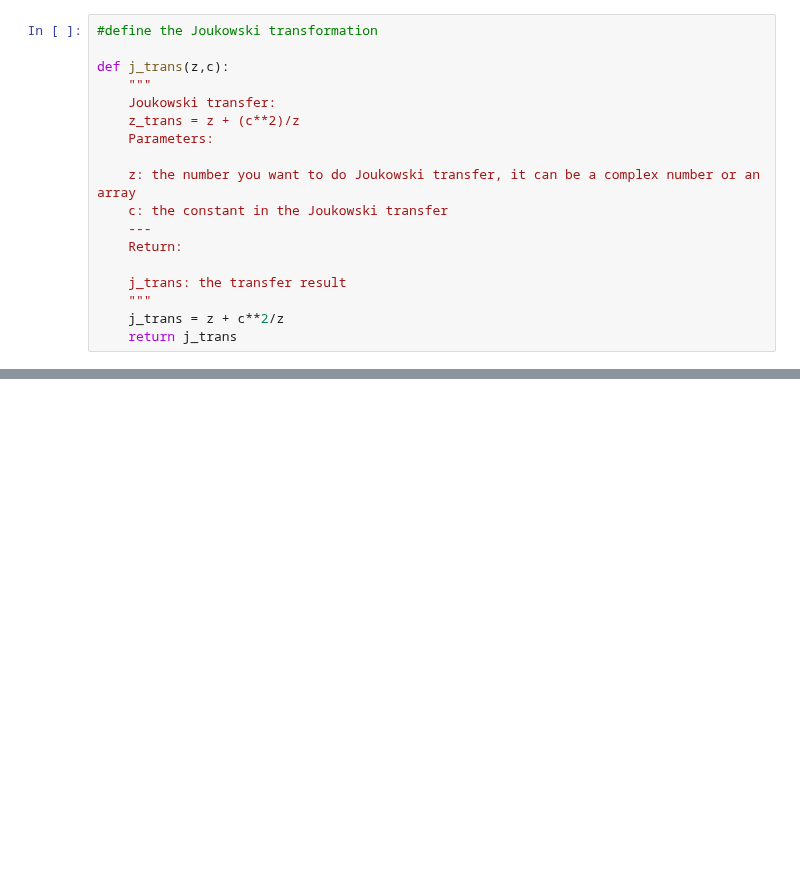
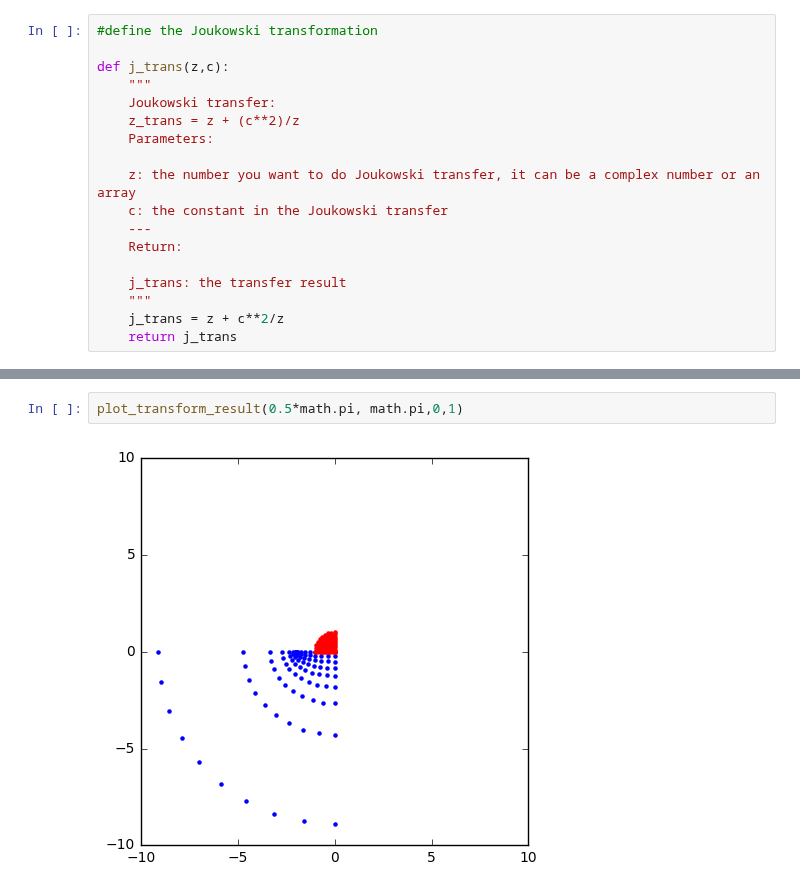
Before and after one commit to barbagroup/AeroPython-studentprojects2017, a Jupyter notebook: iamisrapel/Project_Joukowski_transformation.ipynb, the cells around one changed output, grey strips where cells are left out. Drawn from its saved outputs; the diff is of its cells as text; blank space fills up the shorter version.

```diff
--- a/iamisrapel/Project_Joukowski_transformation.ipynb
+++ b/iamisrapel/Project_Joukowski_transformation.ipynb
@@ -52,0 +46,4 @@ pyplot.ylim(-10,10)
+# %%
+plot_transform_result(0.5*math.pi, math.pi,0,1)
+# %% [output]
+[figure, added]
```
Also changed, not shown: parts of 12 cells of this notebook.
